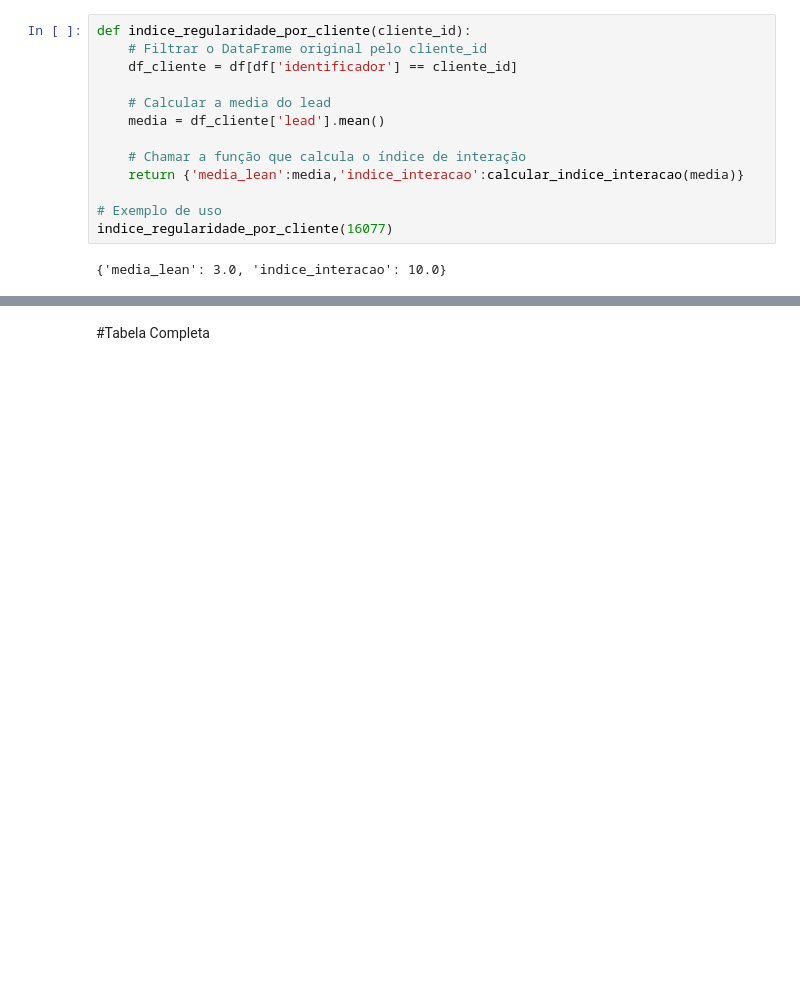
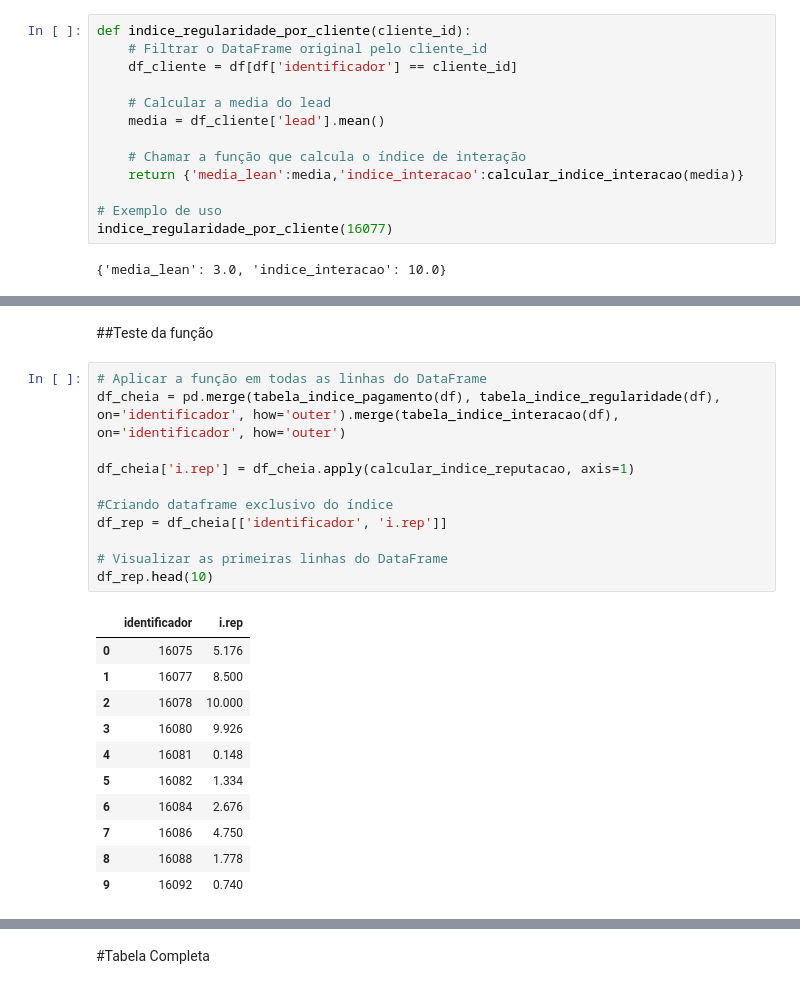
Before and after one commit to GustavoFelips/DadosPagueBem, a Jupyter notebook: Indices_PagueBem.ipynb, the cells around one changed output, grey strips where cells are left out. Saved outputs shown, nothing was run; the diff lists cells and outputs as text; blank space fills up the shorter version.

```diff
--- a/Indices_PagueBem.ipynb
+++ b/Indices_PagueBem.ipynb
@@ -213,0 +244,25 @@ indice_regularidade_por_cliente(16077)
+# %% [markdown]
+##Teste da função
+# %%
+# Aplicar a função em todas as linhas do DataFrame
+df_cheia = pd.merge(tabela_indice_pagamento(df), tabela_indice_regularidade(df), on='identificador', how='outer').merge(tabela_indice_interacao(df), on='identificador', how='outer')
+
+df_cheia['i.rep'] = df_cheia.apply(calcular_indice_reputacao, axis=1)
+
+#Criando dataframe exclusivo do índice
+df_rep = df_cheia[['identificador', 'i.rep']]
+
+# Visualizar as primeiras linhas do DataFrame
+df_rep.head(10)
+# %% [output]
+|  | identificador | i.rep |
+| 0 | 16075 | 5.176 |
+| 1 | 16077 | 8.500 |
+| 2 | 16078 | 10.000 |
+| 3 | 16080 | 9.926 |
+| 4 | 16081 | 0.148 |
+| 5 | 16082 | 1.334 |
+| 6 | 16084 | 2.676 |
+| 7 | 16086 | 4.750 |
+| 8 | 16088 | 1.778 |
+| 9 | 16092 | 0.740 |
```
Also changed, not shown: parts of 12 cells of this notebook.
